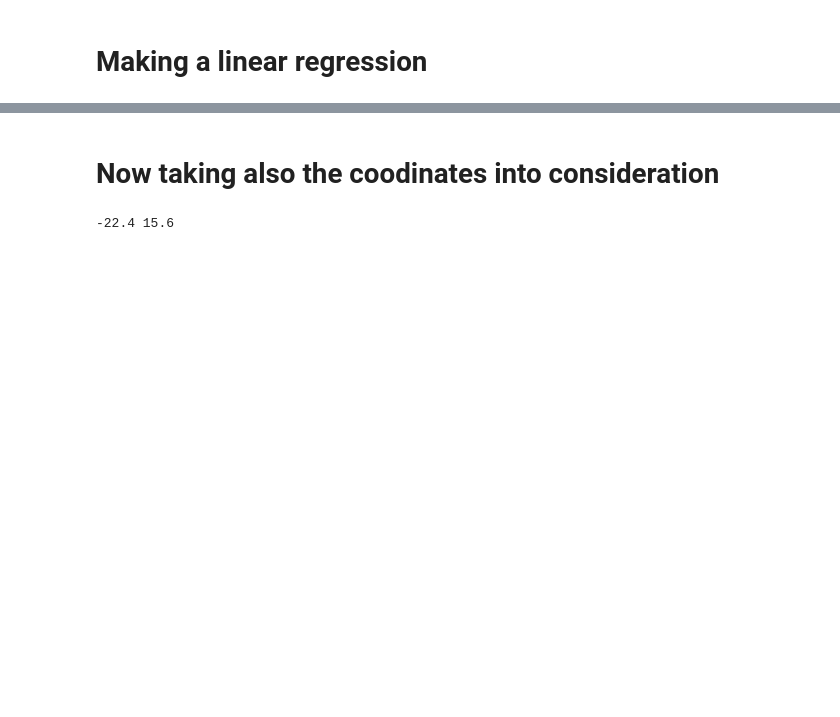
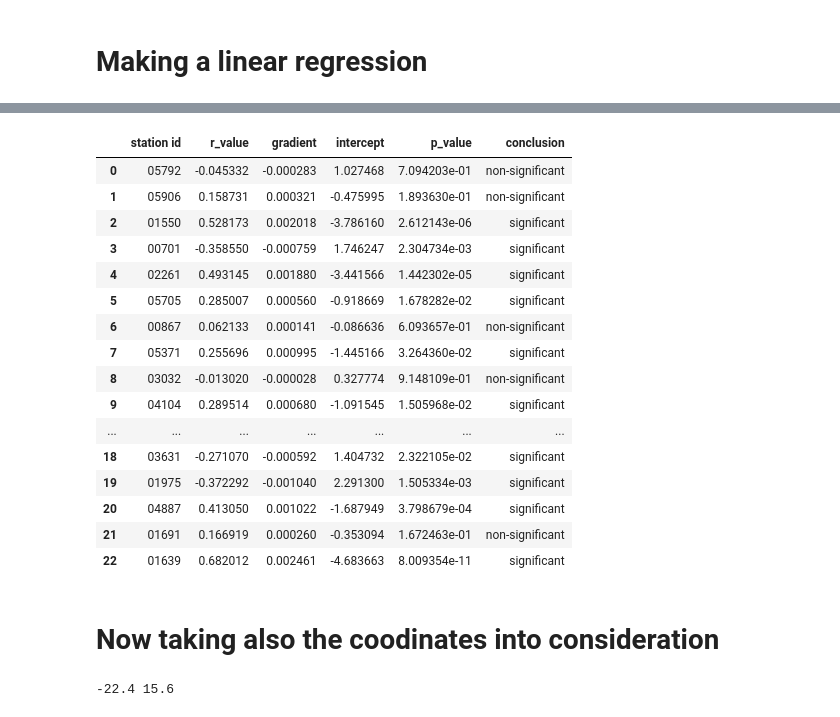
Before and after one commit to serbanradulescu/master_thesis, a Jupyter notebook: project.ipynb, the cells around one changed output, grey strips where cells are left out. Saved outputs shown, nothing was run; the diff lists cells and outputs as text; code cells hidden in the pictures; blank space fills up the shorter version.

```diff
--- a/project.ipynb
+++ b/project.ipynb
@@ -326,3 +321,47 @@ plt.show()
+# %%
+def liniar_model_moisture(df_moisture:pd.DataFrame,start_dd_mm:str,end_dd_mm:str,func, year_minus:int=0):
+    results = pd.DataFrame(columns=['station id', 'r_value',"gradient","intercept", "p_value", "conclusion"])
+    df = df_moisture.copy()
+    for station in df.STATIONS_ID.unique():
+
+        df = df_moisture.copy()
+        df = df[df["STATIONS_ID"] == station]
+        df = df[df["hour"] isin [3,6,9,12,15,18,21]]
+        df = select_time_range(df,start_dd_mm=start_dd_mm, end_dd_mm=end_dd_mm)
+        df["useful_humidity"] = df.RF_STD.apply(func)
+
+        df= df.groupby(["year"]).mean().reset_index()
+
+        x= [ i - year_minus for i in df.year ]
+        y= df.useful_humidity
+        gradient, intercept, r_value, p_value, std_err = stats.linregress(x,y)
+        if p_value < 0.05:
+            verdict = "significant"
+        else:
+            verdict = "non-significant"
+
+        results_new_row = pd.DataFrame({'station id':[station], 'r_value':[r_value],"gradient":[gradient],"intercept":[intercept], "p_value":[p_value], "conclusion":[verdict]})
+        results = pd.concat([results, results_new_row], ignore_index=True)
+    return results
+liniar_model_moisture(df_moisture,start_dd_mm = corn_harvest_date,end_dd_mm = wheat_bbch75, func=equation_fusarium_rh,year_minus=0)#.to_csv("/Users/Documents/master_thesis/lm_moisture")
+# %% [output]
+|  | station id | r_value | gradient | intercept | p_value | conclusion |
+| 0 | 05792 | -0.045332 | -0.000283 | 1.027468 | 7.094203e-01 | non-significant |
+| 1 | 05906 | 0.158731 | 0.000321 | -0.475995 | 1.893630e-01 | non-significant |
+| 2 | 01550 | 0.528173 | 0.002018 | -3.786160 | 2.612143e-06 | significant |
+| 3 | 00701 | -0.358550 | -0.000759 | 1.746247 | 2.304734e-03 | significant |
+| 4 | 02261 | 0.493145 | 0.001880 | -3.441566 | 1.442302e-05 | significant |
+| 5 | 05705 | 0.285007 | 0.000560 | -0.918669 | 1.678282e-02 | significant |
+| 6 | 00867 | 0.062133 | 0.000141 | -0.086636 | 6.093657e-01 | non-significant |
+| 7 | 05371 | 0.255696 | 0.000995 | -1.445166 | 3.264360e-02 | significant |
+| 8 | 03032 | -0.013020 | -0.000028 | 0.327774 | 9.148109e-01 | non-significant |
+| 9 | 04104 | 0.289514 | 0.000680 | -1.091545 | 1.505968e-02 | significant |
+| ... | ... | ... | ... | ... | ... | ... |
+| 18 | 03631 | -0.271070 | -0.000592 | 1.404732 | 2.322105e-02 | significant |
+| 19 | 01975 | -0.372292 | -0.001040 | 2.291300 | 1.505334e-03 | significant |
+| 20 | 04887 | 0.413050 | 0.001022 | -1.687949 | 3.798679e-04 | significant |
+| 21 | 01691 | 0.166919 | 0.000260 | -0.353094 | 1.672463e-01 | non-significant |
+| 22 | 01639 | 0.682012 | 0.002461 | -4.683663 | 8.009354e-11 | significant |
 # %% [markdown]
 # Now taking also the coodinates into consideration
 # %%
```
Also changed, not shown: parts of 5 cells of this notebook, 3 other files.
